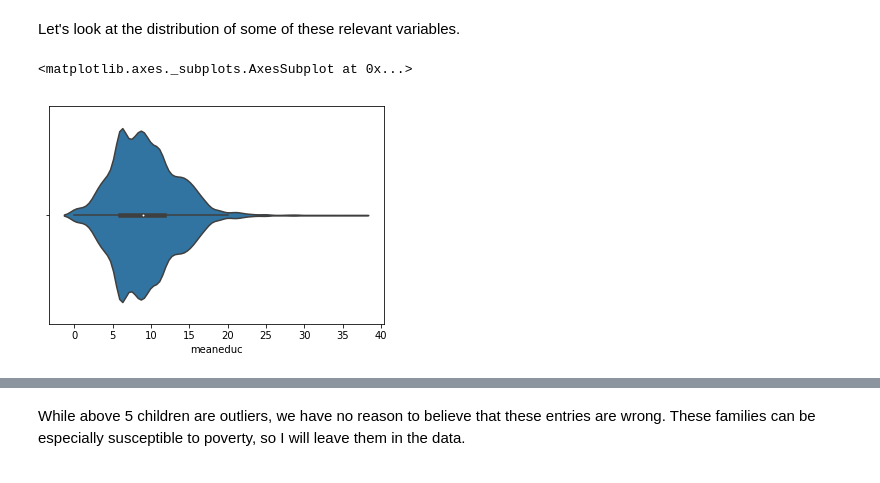
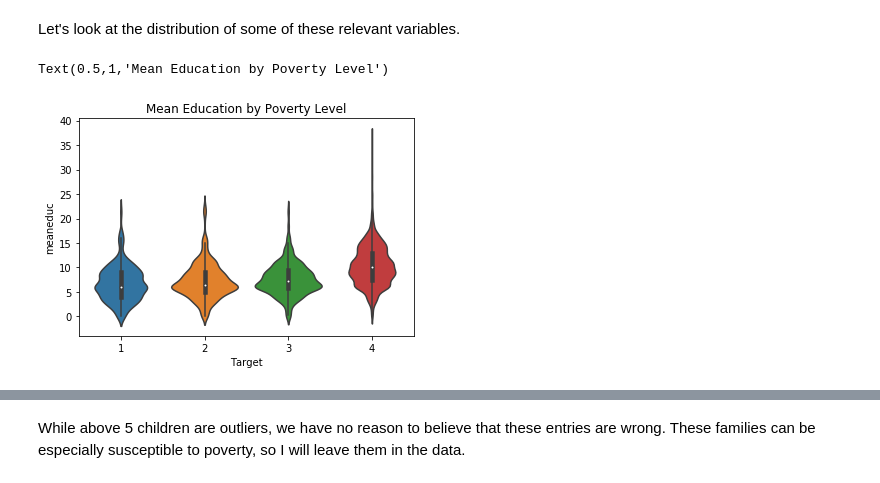
Before and after one commit to nickgrasley/appliedMachineLearning, a Jupyter notebook: hw4/hw4.ipynb, the cells around one changed output, grey strips where cells are left out. Cells and saved outputs as stored; diff of their text form; code cells hidden in the pictures.

```diff
--- a/hw4/hw4.ipynb
+++ b/hw4/hw4.ipynb
@@ -573,0 +582,2 @@ One strange aspect of this problem is that we need to predict the poverty level
+# %%
+trainDF.loc[trainDF['rez_esc'] > 5, 'rez_esc'] = 5
@@ -573,0 +590,22 @@ One strange aspect of this problem is that we need to predict the poverty level
+# %%
+trainDF.drop(['male','v18q'], axis=1, inplace=True)
+squared_vars = ['SQBescolari', 'SQBage', 'SQBhogar_total', 'SQBedjefe', 'SQBhogar_nin',
+                'SQBovercrowding', 'SQBdependency', 'SQBmeaned', 'agesq']
+trainDF.drop(squared_vars, axis=1, inplace=True)
+
+trainDF['instlevel'] = 0
+for i in range(1,10):
+    trainDF.loc[trainDF['instlevel{}'.format(i)] == 1, 'instlevel'] = i
+    trainDF.drop(['instlevel{}'.format(i)], axis=1, inplace=True)
+
+house_qual_list = ['epared', 'etecho', 'eviv']
+for var in house_qual_list:
+    trainDF[var] = 0
+for i in range(1,4):
+    for var in house_qual_list:
+        trainDF.loc[trainDF[var + str(i)] == 1, var] = i
+        trainDF.drop([var + str(i)], axis=1, inplace=True)
+
+#I'm using the square root of age because I want some decreasing returns to education as you age.
+trainDF['school_age'] = trainDF.escolari / np.sqrt(trainDF.age + 1)
+trainDF['instlevel_age'] =  trainDF.instlevel / np.sqrt(trainDF.age + 1)
@@ -616,7 +656,8 @@ The variables that are correlated with poverty are also correlated with each oth
 # %% [markdown]
 Let's look at the distribution of some of these relevant variables.
 # %%
-sns.violinplot(x='meaneduc', data=trainDF)
+sns.violinplot(x='Target', y='meaneduc', data=trainDF)
+plt.title('Mean Education by Poverty Level')
 # %% [output]
-<matplotlib.axes._subplots.AxesSubplot at 0x...>
+Text(0.5,1,'Mean Education by Poverty Level')
-[figure, old version]
+[figure, new version]
```
Also changed, not shown: parts of 62 cells of this notebook.
